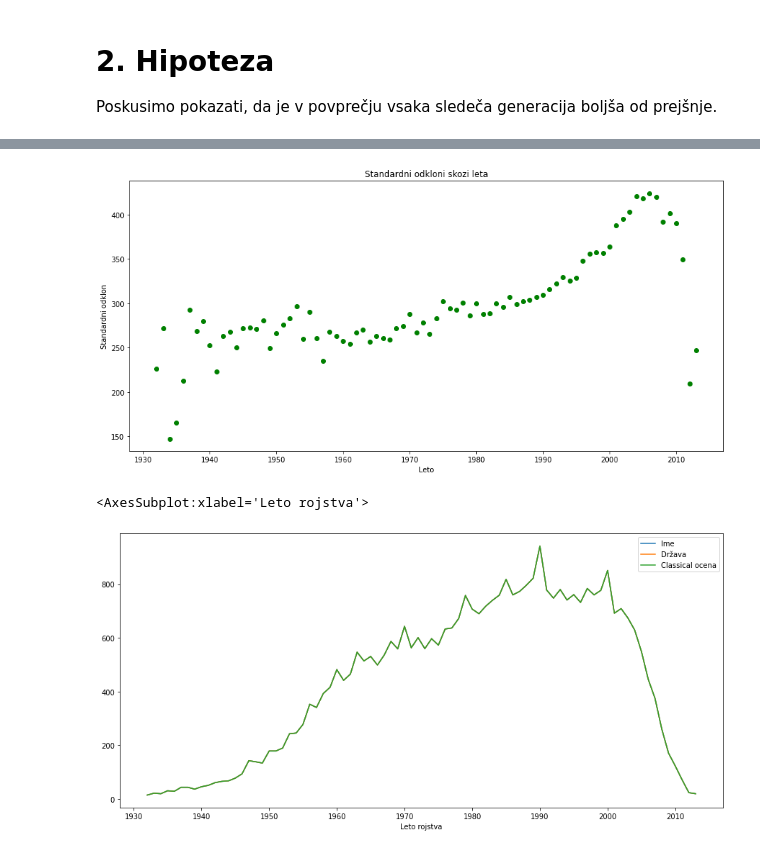
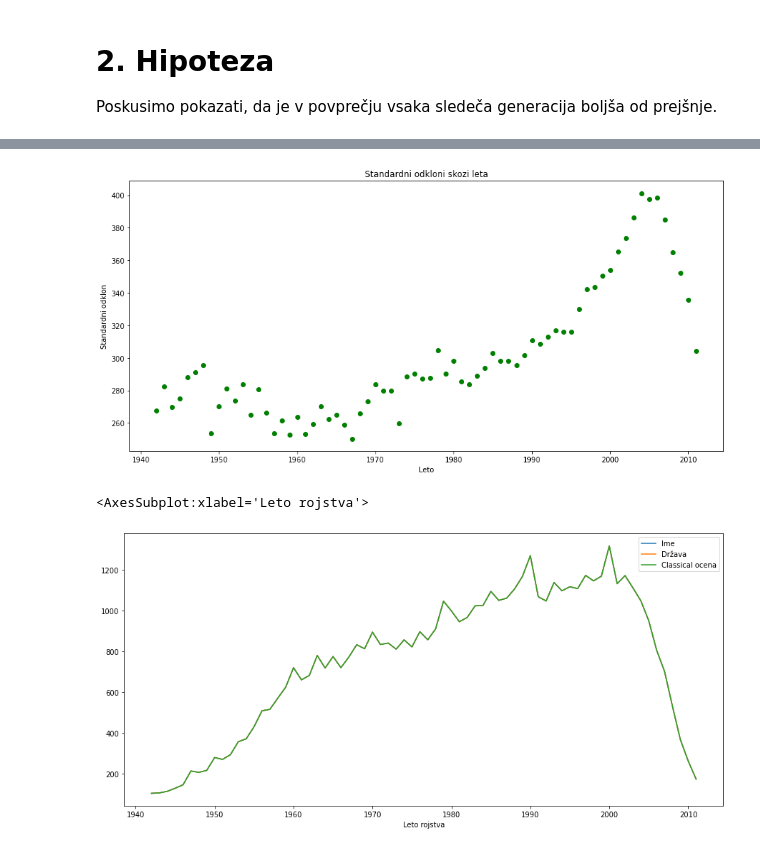
Before and after one commit to UrosKosmac123/Sahisti-sveta, a Jupyter notebook: Analiza.ipynb, the cells around one changed output, grey strips where cells are left out. Saved outputs shown, nothing was run; the diff lists cells and outputs as text; code cells hidden in the pictures.

```diff
--- a/Analiza.ipynb
+++ b/Analiza.ipynb
@@ -281,7 +281,7 @@ def sez_novih_veljavnih():
         else:
             stevila_po_drzavah[i] += 1
 
-    return {k: v for (k,v) in stevila_po_drzavah.items() if v >= 15 }.keys()
+    return {k: v for (k,v) in stevila_po_drzavah.items() if v >= 100 }.keys()
 
-veljavni_15 = veljavni[veljavni["Leto rojstva"].isin(sez_novih_veljavnih())]
+veljavni_100 = veljavni[veljavni["Leto rojstva"].isin(sez_novih_veljavnih())]
 # %%
@@ -303,18 +303,18 @@ plt.show()
 # %%
-sez_std_15 = [std_za(leto) for leto in sez_novih_veljavnih()]
+sez_std_100 = [std_za(leto) for leto in sez_novih_veljavnih()]
 
 plt.figure(figsize=(15,7))
-std_plot = plt.scatter(sez_novih_veljavnih(), sez_std_15, label="a", color="green")
+std_plot = plt.scatter(sez_novih_veljavnih(), sez_std_100, label="a", color="green")
 plt.xlabel("Leto")
 plt.ylabel("Standardni odklon")
 plt.title("Standardni odkloni skozi leta")
 
 plt.show()
 # %% [output]
-[figure, old version]
+[figure, new version]
 # %%
-stevilo_igralcev_na_leto_15= veljavni_15.groupby(["Leto rojstva"]).count()
-stevilo_igralcev_na_leto_15.plot(figsize=(15,7))
+stevilo_igralcev_na_leto_100= veljavni_100.groupby(["Leto rojstva"]).count()
+stevilo_igralcev_na_leto_100.plot(figsize=(15,7), label="Število igralcev za določeno leto")
 # %% [output]
 <AxesSubplot:xlabel='Leto rojstva'>
-[figure, old version]
+[figure, new version]
```
Also changed, not shown: parts of 24 cells of this notebook, 3 other files.
